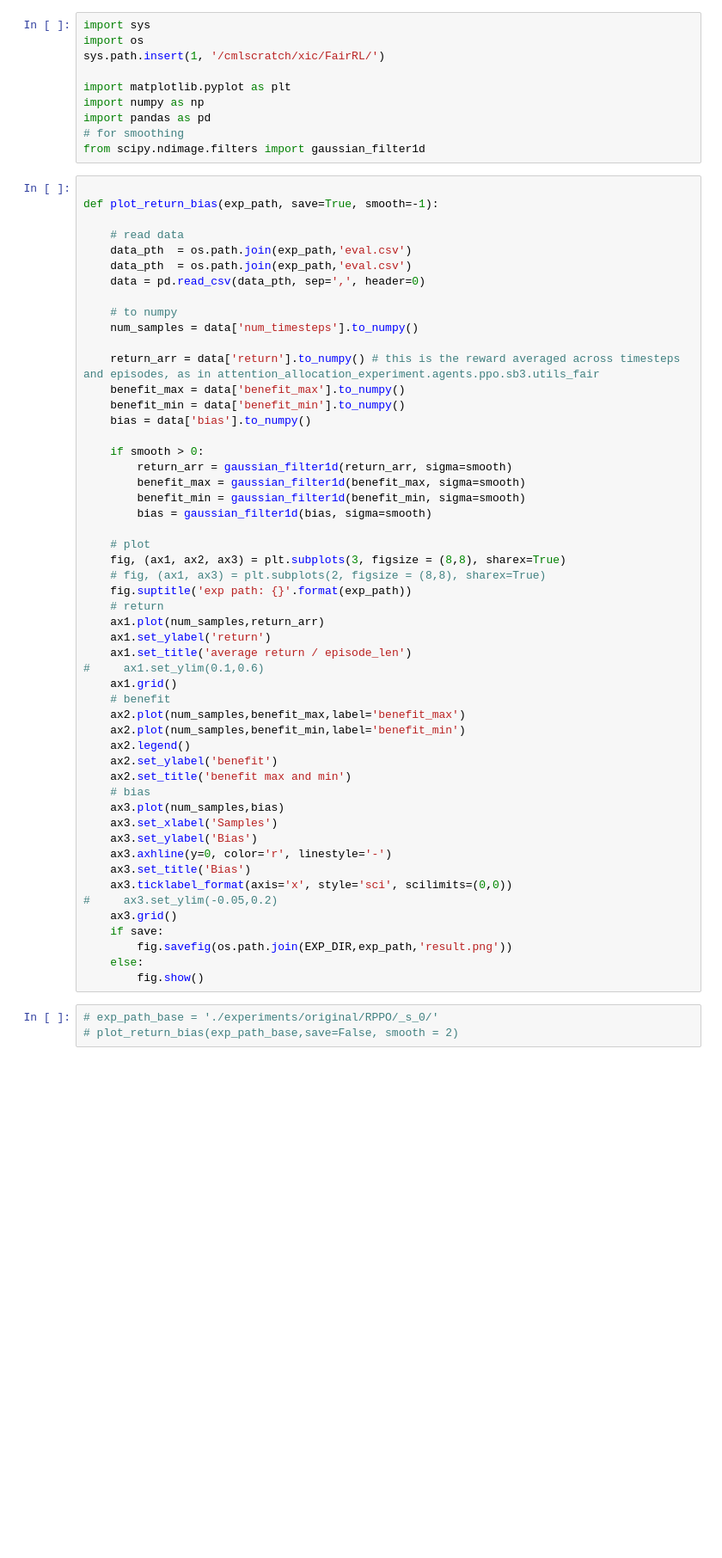
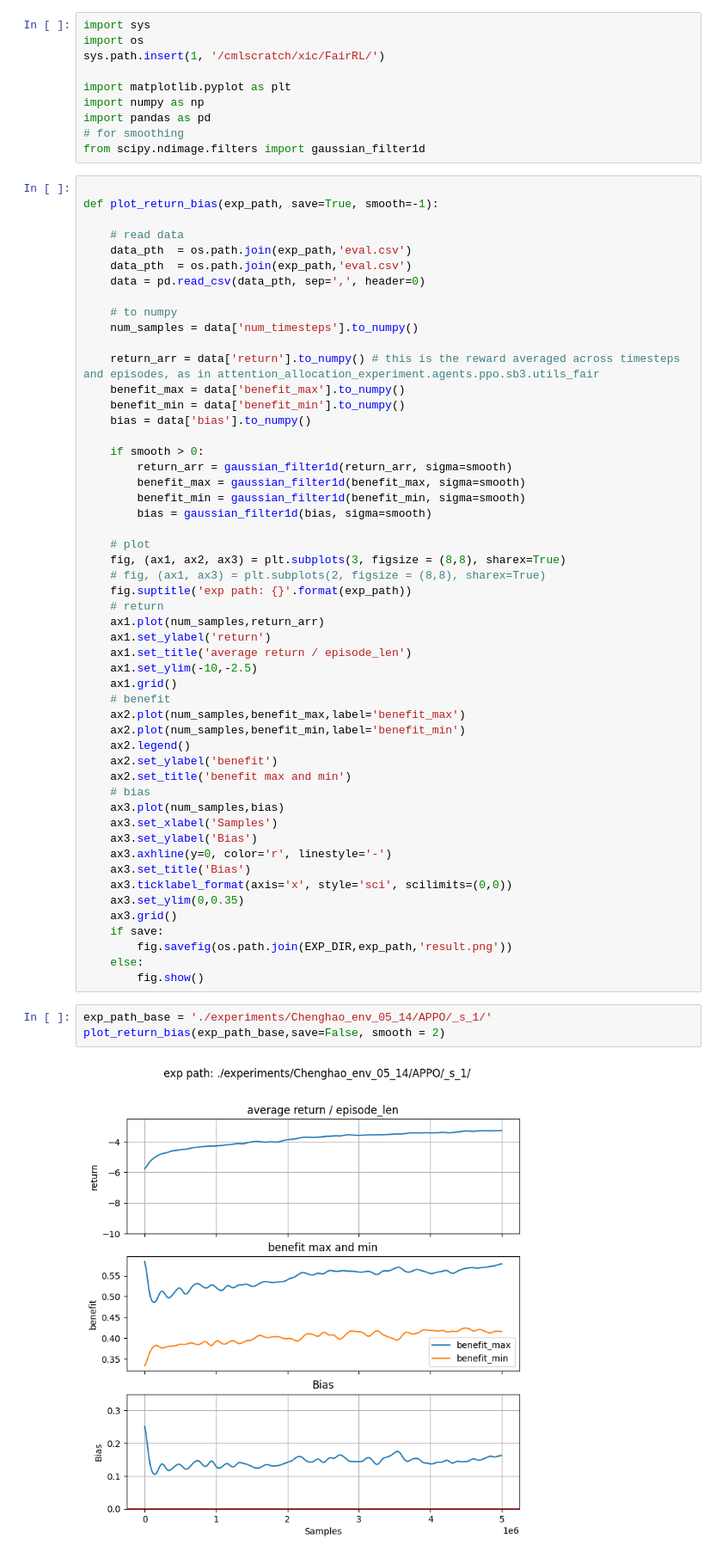
Before and after one commit to Yuancheng-Xu/ELBERT, a Jupyter notebook: attention_allocation_experiment/plot_xyc.ipynb, the cells around one changed output. Shown: that part at 86% size. Cells and saved outputs as stored; diff of their text form; blank space fills up the shorter version.

```diff
--- a/attention_allocation_experiment/plot_xyc.ipynb
+++ b/attention_allocation_experiment/plot_xyc.ipynb
@@ -39,7 +39,7 @@ def plot_return_bias(exp_path, save=True, smooth=-1):
     ax1.plot(num_samples,return_arr)
     ax1.set_ylabel('return')
     ax1.set_title('average return / episode_len')
-#     ax1.set_ylim(0.1,0.6)
+    ax1.set_ylim(-10,-2.5)
     ax1.grid()
     # benefit
     ax2.plot(num_samples,benefit_max,label='benefit_max')
@@ -54,12 +54,14 @@ def plot_return_bias(exp_path, save=True, smooth=-1):
     ax3.axhline(y=0, color='r', linestyle='-')
     ax3.set_title('Bias')
     ax3.ticklabel_format(axis='x', style='sci', scilimits=(0,0))
-#     ax3.set_ylim(-0.05,0.2)
+    ax3.set_ylim(0,0.35)
     ax3.grid()
     if save:
         fig.savefig(os.path.join(EXP_DIR,exp_path,'result.png'))
     else:
         fig.show()
 # %%
-# exp_path_base = './experiments/original/RPPO/_s_0/'
-# plot_return_bias(exp_path_base,save=False, smooth = 2)
+exp_path_base = './experiments/Chenghao_env_05_14/APPO/_s_1/'
+plot_return_bias(exp_path_base,save=False, smooth = 2)
+# %% [output]
+[figure, added]
```
Also changed, not shown: parts of 2 cells of this notebook, 5 other files.
